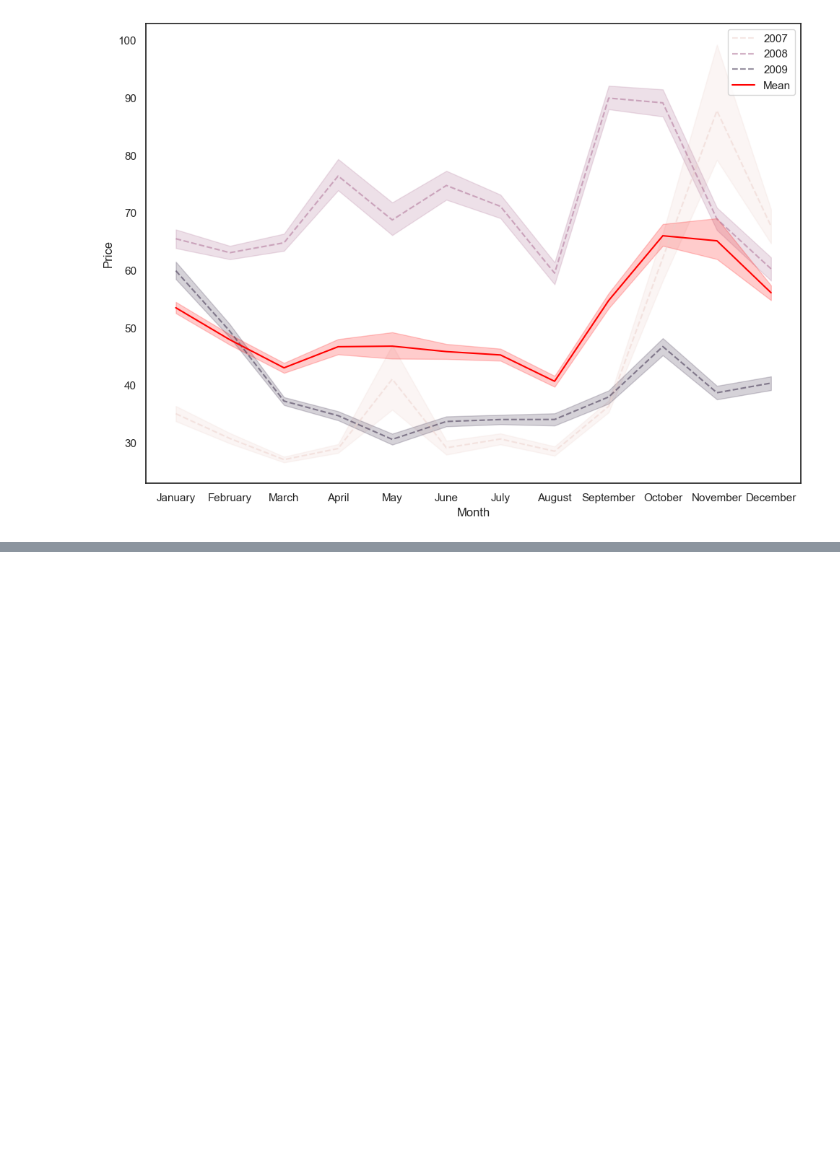
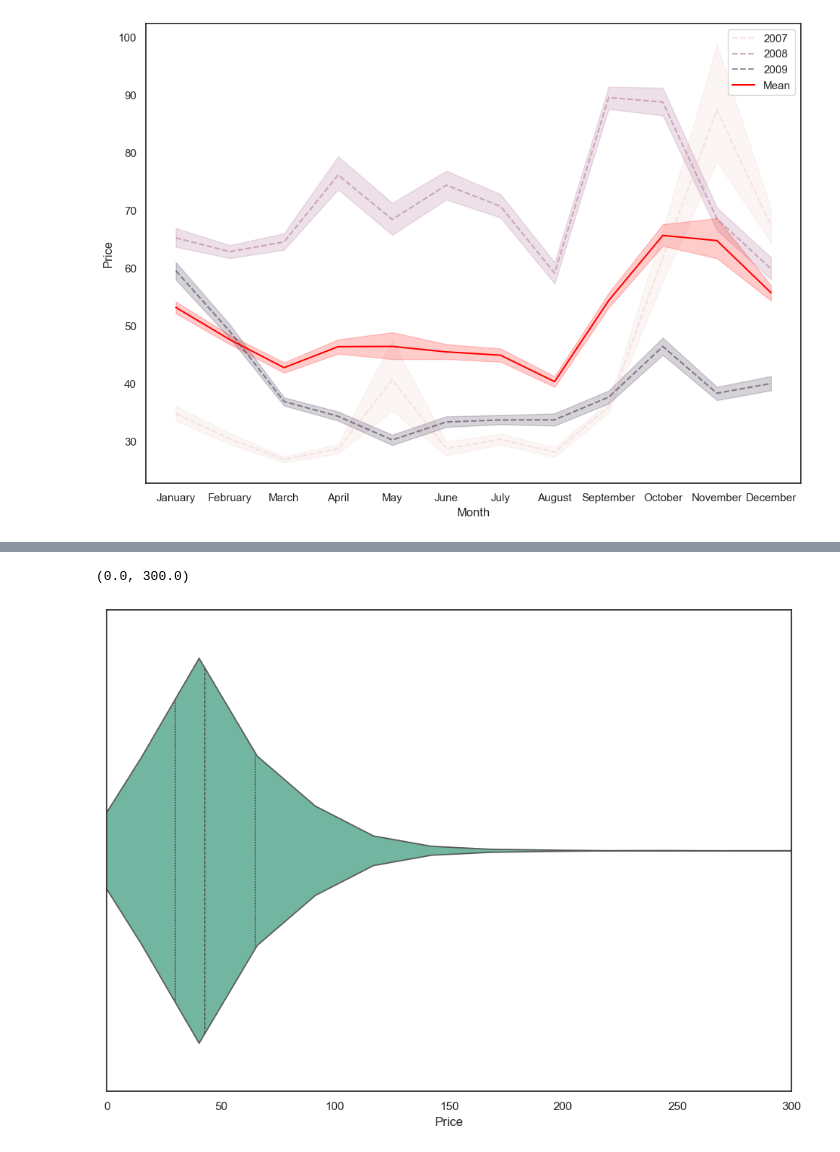
Before and after one commit to rnambaa/project-reinforcement-learning, a Jupyter notebook: EDA.ipynb, the cells around one changed output, grey strips where cells are left out. Cells and saved outputs as stored; diff of their text form; code cells hidden in the pictures; blank space fills up the shorter version.

```diff
--- a/EDA.ipynb
+++ b/EDA.ipynb
@@ -98,0 +104,7 @@ Name: proportion, dtype: float64
+# %%
+# show violin plot of prices
+ax = sns.violinplot(data=train_data_melted, x='Price', inner='quartile')
+ax.set_xlim(0, 300)
+# %% [output]
+(0.0, 300.0)
+[figure, added]
```
Also changed, not shown: parts of 8 cells of this notebook, 3 other files.
